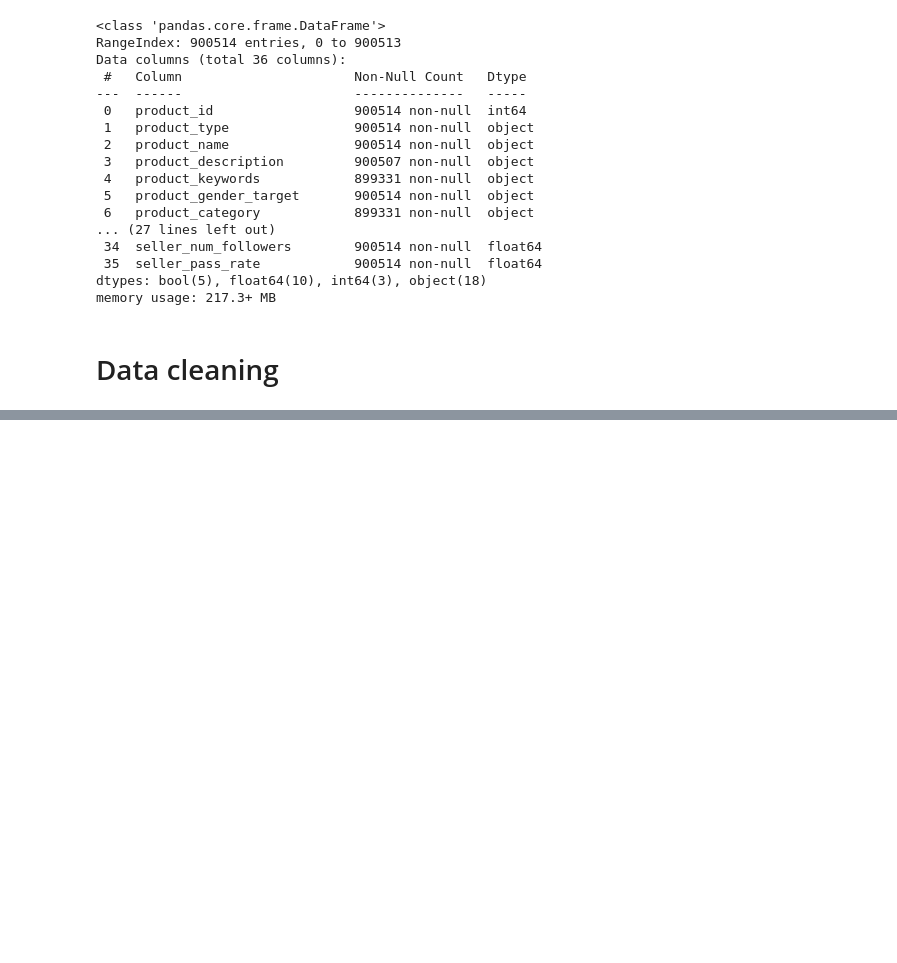
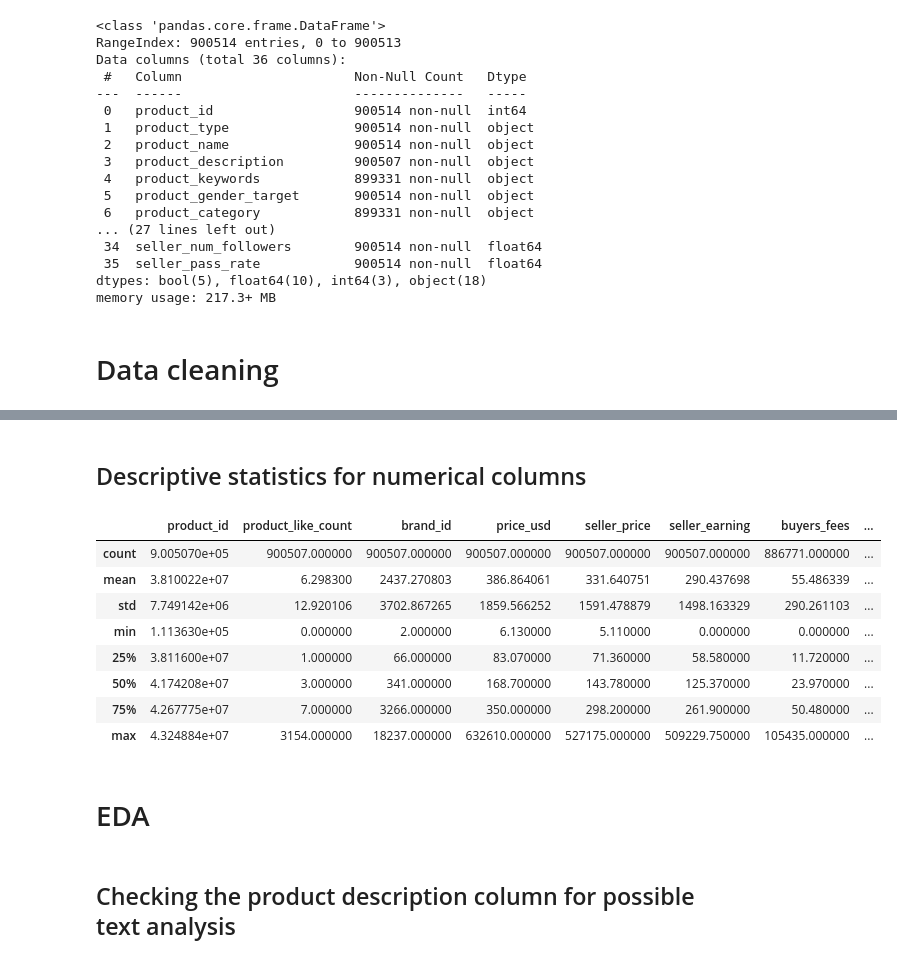
Before and after one commit to McGill-MMA-EnterpriseAnalytics/VestiaireCollective_Demand_Forecasting_ML-Flow, a Jupyter notebook: project_ml_flow copy/notebooks/Seller_Analysis_V2.ipynb, the cells around one changed output, grey strips where cells are left out. Cells and saved outputs as stored; diff of their text form; code cells hidden in the pictures; blank space fills up the shorter version.

```diff
--- a/project_ml_flow copy/notebooks/Seller_Analysis_V2.ipynb
+++ b/project_ml_flow copy/notebooks/Seller_Analysis_V2.ipynb
@@ -66,0 +119,18 @@ memory usage: 217.3+ MB
+# %% [markdown]
+## Descriptive statistics for numerical columns
+# %%
+df.describe()
+# %% [output]
+|  | product_id | product_like_count | brand_id | price_usd | seller_price | seller_earning | buyers_fees | ... |
+| count | 9.005070e+05 | 900507.000000 | 900507.000000 | 900507.000000 | 900507.000000 | 900507.000000 | 886771.000000 | ... |
+| mean | 3.810022e+07 | 6.298300 | 2437.270803 | 386.864061 | 331.640751 | 290.437698 | 55.486339 | ... |
+| std | 7.749142e+06 | 12.920106 | 3702.867265 | 1859.566252 | 1591.478879 | 1498.163329 | 290.261103 | ... |
+| min | 1.113630e+05 | 0.000000 | 2.000000 | 6.130000 | 5.110000 | 0.000000 | 0.000000 | ... |
+| 25% | 3.811600e+07 | 1.000000 | 66.000000 | 83.070000 | 71.360000 | 58.580000 | 11.720000 | ... |
+| 50% | 4.174208e+07 | 3.000000 | 341.000000 | 168.700000 | 143.780000 | 125.370000 | 23.970000 | ... |
+| 75% | 4.267775e+07 | 7.000000 | 3266.000000 | 350.000000 | 298.200000 | 261.900000 | 50.480000 | ... |
+| max | 4.324884e+07 | 3154.000000 | 18237.000000 | 632610.000000 | 527175.000000 | 509229.750000 | 105435.000000 | ... |
+# %% [markdown]
+# EDA
+# %% [markdown]
+## Checking the product description column for possible text analysis
```
Also changed, not shown: parts of 14 cells of this notebook.
